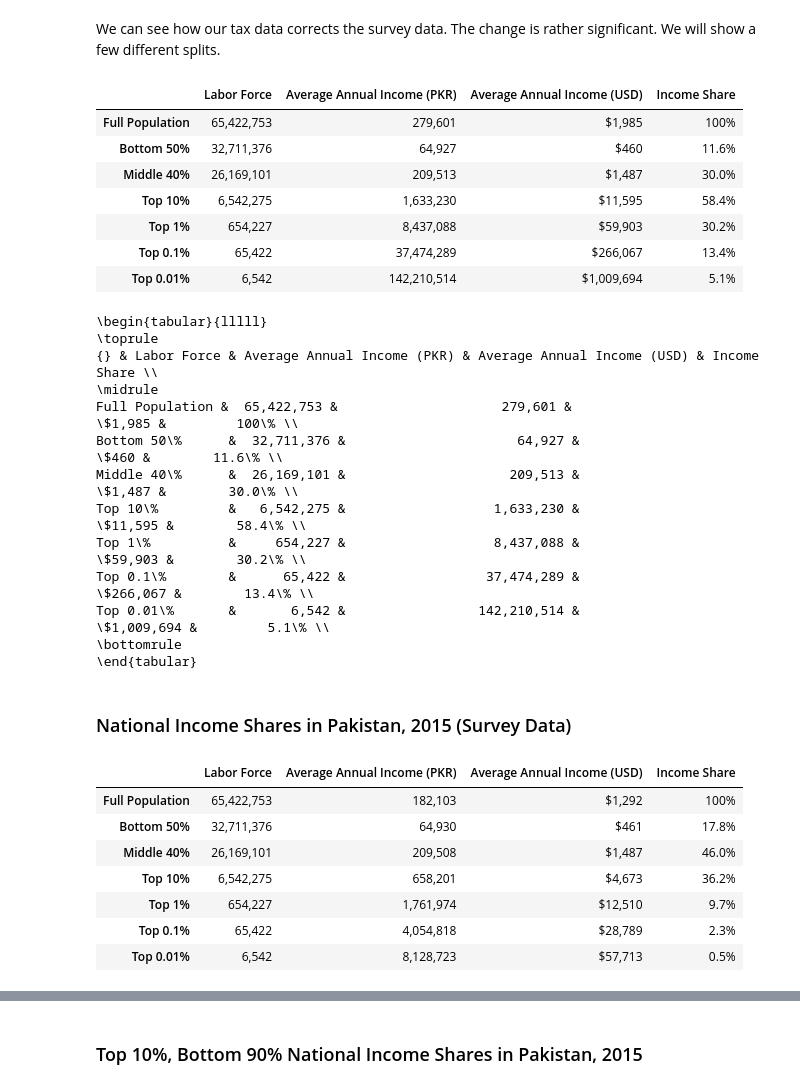
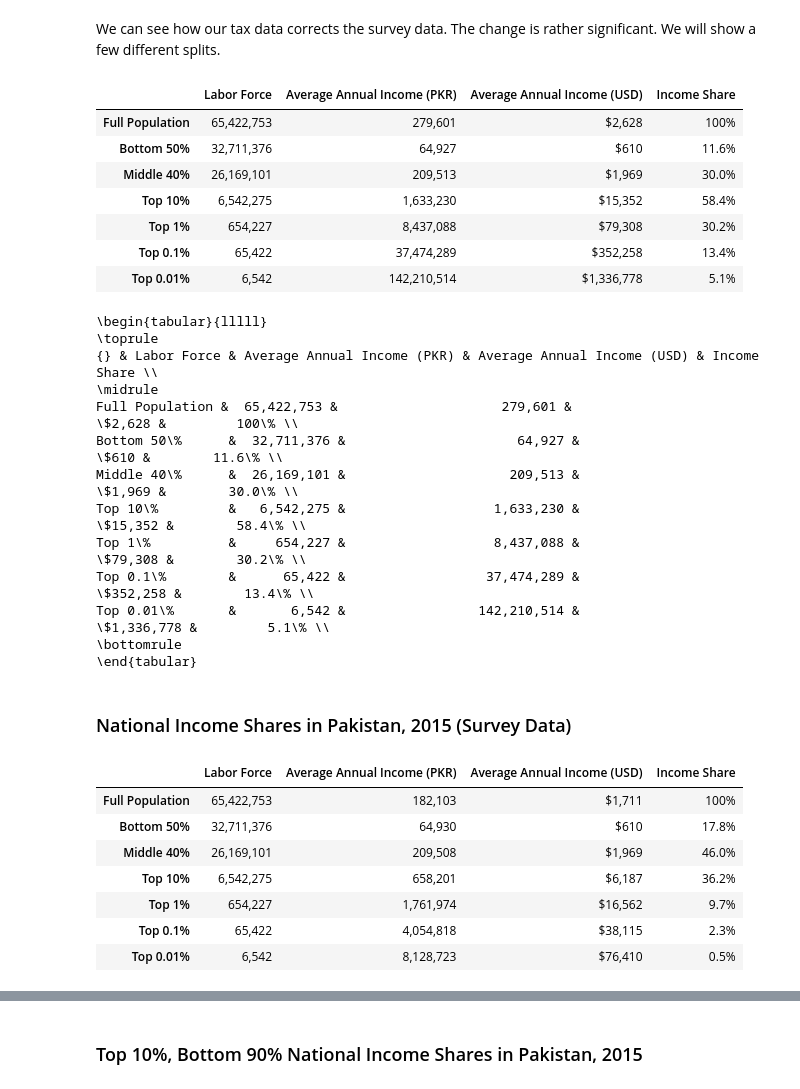
Before and after one commit to ali-aka-ahmed/DistributionalNationalAccounts-Pakistan, a Jupyter notebook: data_files/VisualizationsAndConclusions.ipynb, the cells around one changed output, grey strips where cells are left out. Saved outputs shown, nothing was run; the diff lists cells and outputs as text; code cells hidden in the pictures.

```diff
--- a/data_files/VisualizationsAndConclusions.ipynb
+++ b/data_files/VisualizationsAndConclusions.ipynb
@@ -457,23 +457,23 @@ t001_avg = weighted_sum(t001_incomes, t001_weights) / sum(t001_weights)
 # %%
 d = {
     'Labor Force': [format_number(x) for x in [lf_tot, int(lf_tot*0.5), int(lf_tot*0.4), int(lf_tot*0.1), int(lf_tot*0.01), int(lf_tot*0.001), int(lf_tot*0.0001)]],
     'Average Annual Income (PKR)': [format_number(int(x)) for x in [t_avg, b50_avg, m40_avg, t10_avg, t1_avg, t01_avg, t001_avg]],
-    'Average Annual Income (USD)': ["$" + format_number(int(x * 0.0071)) for x in [t_avg, b50_avg, m40_avg, t10_avg, t1_avg, t01_avg, t001_avg]],
+    'Average Annual Income (USD)': ["$" + format_number(int(x * 0.0094)) for x in [t_avg, b50_avg, m40_avg, t10_avg, t1_avg, t01_avg, t001_avg]],
     'Income Share': [format_percent(x) for x in [1, calculate_income_share("salaried", 2015, 0.5, top=False), 1 - (calculate_income_share("salaried", 2015, 0.1) + calculate_income_share("salaried", 2015, 0.5, top=False)),calculate_income_share("salaried", 2015, 0.1), calculate_income_share("salaried", 2015, 0.01), calculate_income_share("salaried", 2015, 0.001), calculate_income_share("salaried", 2015, 0.0001)]],
     }
 
 ntnl_income_table = pd.DataFrame(d, ["Full Population", "Bottom 50%", "Middle 40%", "Top 10%", "Top 1%", "Top 0.1%", "Top 0.01%"])
 ntnl_income_table = ntnl_income_table[["Labor Force", "Average Annual Income (PKR)", "Average Annual Income (USD)", "Income Share"]]
 ntnl_income_table
 # %% [output]
 |  | Labor Force | Average Annual Income (PKR) | Average Annual Income (USD) | Income Share |
-| Full Population | 65,422,753 | 279,601 | $1,985 | 100% |
-| Bottom 50% | 32,711,376 | 64,927 | $460 | 11.6% |
-| Middle 40% | 26,169,101 | 209,513 | $1,487 | 30.0% |
-| Top 10% | 6,542,275 | 1,633,230 | $11,595 | 58.4% |
-| Top 1% | 654,227 | 8,437,088 | $59,903 | 30.2% |
-| Top 0.1% | 65,422 | 37,474,289 | $266,067 | 13.4% |
-| Top 0.01% | 6,542 | 142,210,514 | $1,009,694 | 5.1% |
+| Full Population | 65,422,753 | 279,601 | $2,628 | 100% |
+| Bottom 50% | 32,711,376 | 64,927 | $610 | 11.6% |
+| Middle 40% | 26,169,101 | 209,513 | $1,969 | 30.0% |
+| Top 10% | 6,542,275 | 1,633,230 | $15,352 | 58.4% |
+| Top 1% | 654,227 | 8,437,088 | $79,308 | 30.2% |
+| Top 0.1% | 65,422 | 37,474,289 | $352,258 | 13.4% |
+| Top 0.01% | 6,542 | 142,210,514 | $1,336,778 | 5.1% |
 # %%
 print(ntnl_income_table.to_latex())
 # %% [output]
@@ -481,13 +481,13 @@ print(ntnl_income_table.to_latex())
 \toprule
 {} & Labor Force & Average Annual Income (PKR) & Average Annual Income (USD) & Income Share \\
 \midrule
-Full Population &  65,422,753 &                     279,601 &                      \$1,985 &         100\% \\
-Bottom 50\%      &  32,711,376 &                      64,927 &                        \$460 &        11.6\% \\
-Middle 40\%      &  26,169,101 &                     209,513 &                      \$1,487 &        30.0\% \\
-Top 10\%         &   6,542,275 &                   1,633,230 &                     \$11,595 &        58.4\% \\
-Top 1\%          &     654,227 &                   8,437,088 &                     \$59,903 &        30.2\% \\
-Top 0.1\%        &      65,422 &                  37,474,289 &                    \$266,067 &        13.4\% \\
-Top 0.01\%       &       6,542 &                 142,210,514 &                  \$1,009,694 &         5.1\% \\
+Full Population &  65,422,753 &                     279,601 &                      \$2,628 &         100\% \\
+Bottom 50\%      &  32,711,376 &                      64,927 &                        \$610 &        11.6\% \\
+Middle 40\%      &  26,169,101 &                     209,513 &                      \$1,969 &        30.0\% \\
+Top 10\%         &   6,542,275 &                   1,633,230 &                     \$15,352 &        58.4\% \\
+Top 1\%          &     654,227 &                   8,437,088 &                     \$79,308 &        30.2\% \\
+Top 0.1\%        &      65,422 &                  37,474,289 &                    \$352,258 &        13.4\% \\
+Top 0.01\%       &       6,542 &                 142,210,514 &                  \$1,336,778 &         5.1\% \\
 \bottomrule
 \end{tabular}
 # %% [markdown]
@@ -514,7 +514,7 @@ t001_avg = weighted_sum(t001_incomes, t001_weights) / sum(t001_weights)
 d = {
     'Labor Force': [format_number(x) for x in [lf_tot, int(lf_tot*0.5), int(lf_tot*0.4), int(lf_tot*0.1), int(lf_tot*0.01), int(lf_tot*0.001), int(lf_tot*0.0001)]],
     'Average Annual Income (PKR)': [format_number(int(x)) for x in [t_avg, b50_avg, m40_avg, t10_avg, t1_avg, t01_avg, t001_avg]],
-    'Average Annual Income (USD)': ["$" + format_number(int(x * 0.0071)) for x in [t_avg, b50_avg, m40_avg, t10_avg, t1_avg, t01_avg, t001_avg]],
+    'Average Annual Income (USD)': ["$" + format_number(int(x * 0.0094)) for x in [t_avg, b50_avg, m40_avg, t10_avg, t1_avg, t01_avg, t001_avg]],
     'Income Share': [format_percent(x) for x in [1, calculate_income_share("salaried", 2015, 0.5, top=False, t_func_diff=True, t_func=get_survey_table), 1 - (calculate_income_share("salaried", 2015, 0.1, t_func_diff=True, t_func=get_survey_table) + calculate_income_share("salaried", 2015, 0.5, top=False, t_func_diff=True, t_func=get_survey_table)),calculate_income_share("salaried", 2015, 0.1,t_func_diff=True, t_func=get_survey_table), calculate_income_share("salaried", 2015, 0.01, t_func_diff=True, t_func=get_survey_table), calculate_income_share("salaried", 2015, 0.001, t_func_diff=True, t_func=get_survey_table), calculate_income_share("salaried", 2015, 0.0001, t_func_diff=True, t_func=get_survey_table)]],
     }
 
@@ -523,13 +523,13 @@ ntnl_income_table_S = ntnl_income_table_S[["Labor Force", "Average Annual Income
 ntnl_income_table_S
 # %% [output]
 |  | Labor Force | Average Annual Income (PKR) | Average Annual Income (USD) | Income Share |
-| Full Population | 65,422,753 | 182,103 | $1,292 | 100% |
-| Bottom 50% | 32,711,376 | 64,930 | $461 | 17.8% |
-| Middle 40% | 26,169,101 | 209,508 | $1,487 | 46.0% |
-| Top 10% | 6,542,275 | 658,201 | $4,673 | 36.2% |
-| Top 1% | 654,227 | 1,761,974 | $12,510 | 9.7% |
-| Top 0.1% | 65,422 | 4,054,818 | $28,789 | 2.3% |
-| Top 0.01% | 6,542 | 8,128,723 | $57,713 | 0.5% |
+| Full Population | 65,422,753 | 182,103 | $1,711 | 100% |
+| Bottom 50% | 32,711,376 | 64,930 | $610 | 17.8% |
+| Middle 40% | 26,169,101 | 209,508 | $1,969 | 46.0% |
+| Top 10% | 6,542,275 | 658,201 | $6,187 | 36.2% |
+| Top 1% | 654,227 | 1,761,974 | $16,562 | 9.7% |
+| Top 0.1% | 65,422 | 4,054,818 | $38,115 | 2.3% |
+| Top 0.01% | 6,542 | 8,128,723 | $76,410 | 0.5% |
 # %%
 print(ntnl_income_table_S.to_latex())
 # %% [output]
```
Also changed, not shown: parts of 1 cell of this notebook, 4 other files.
